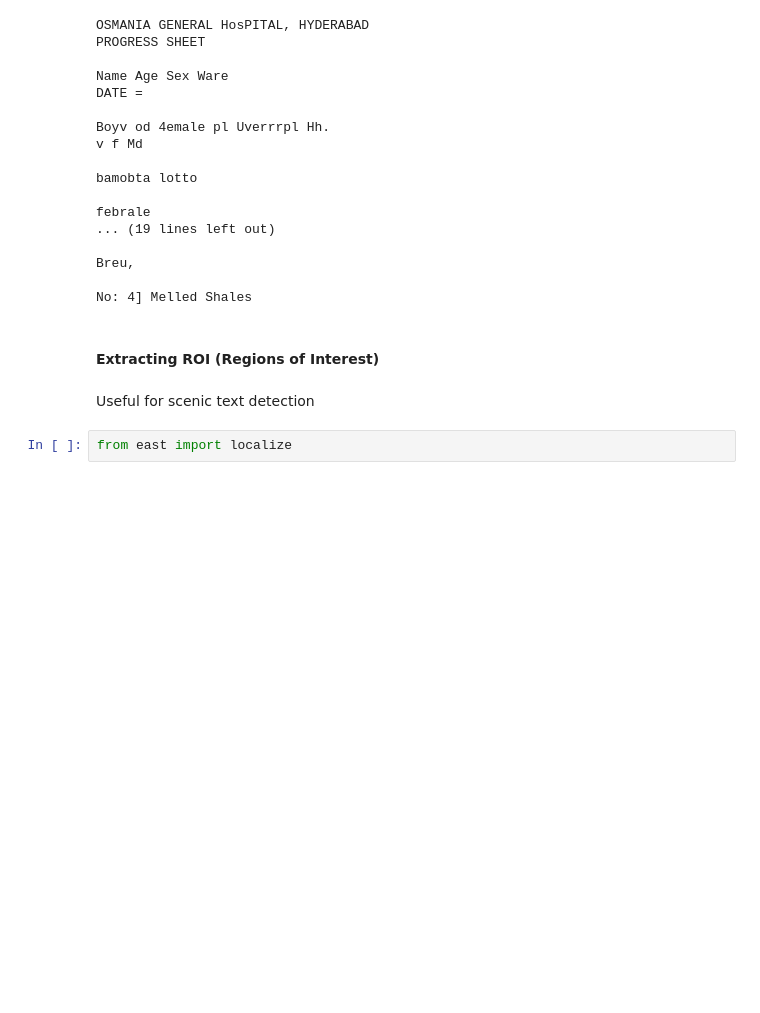
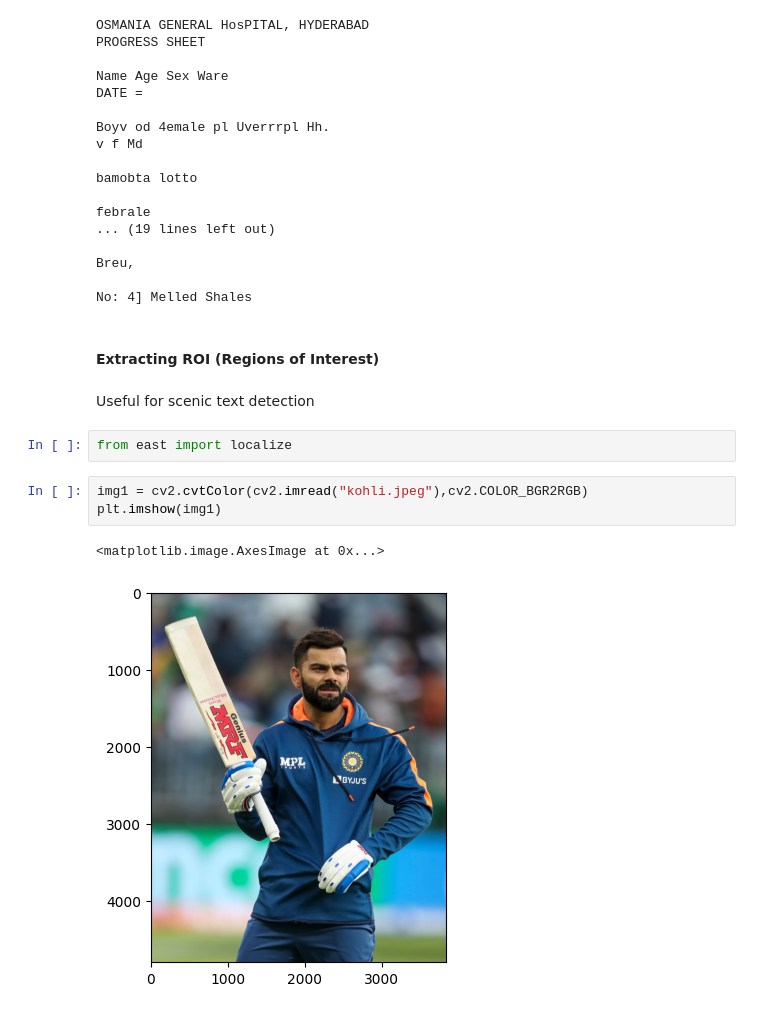
Before and after one commit to nagajas/Medical-Record-OCR, a Jupyter notebook: ocr_processing.ipynb, the cells around one changed output. Drawn from its saved outputs; the diff is of its cells as text; blank space fills up the shorter version.

```diff
--- a/ocr_processing.ipynb
+++ b/ocr_processing.ipynb
@@ -51,4 +51,10 @@ No: 4] Melled Shales
 Useful for scenic text detection
 # %%
 from east import localize
+# %%
+img1 = cv2.cvtColor(cv2.imread("kohli.jpeg"),cv2.COLOR_BGR2RGB)
+plt.imshow(img1)
+# %% [output]
+<matplotlib.image.AxesImage at 0x...>
+[figure, added]
 # %%
```
Also changed, not shown: parts of 1 cell of this notebook, 1 other file.
